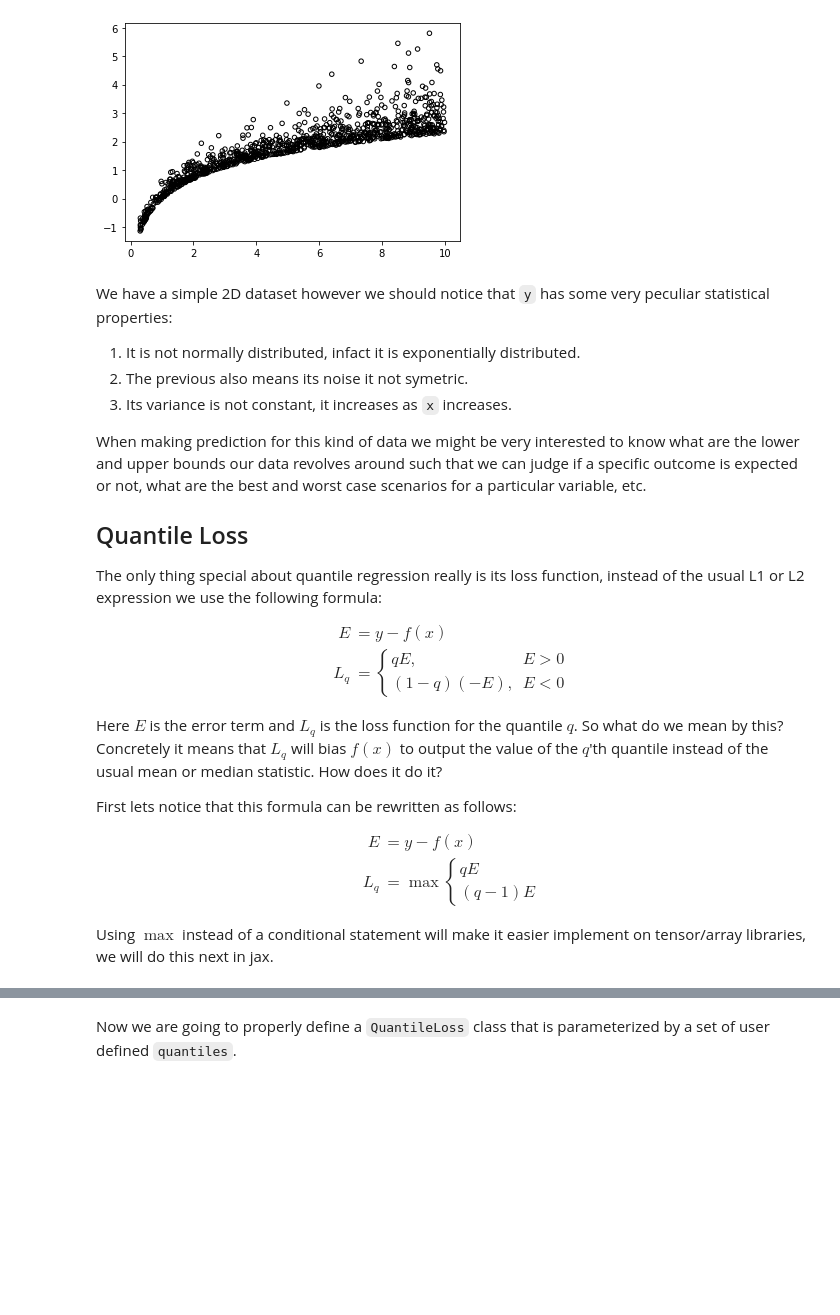
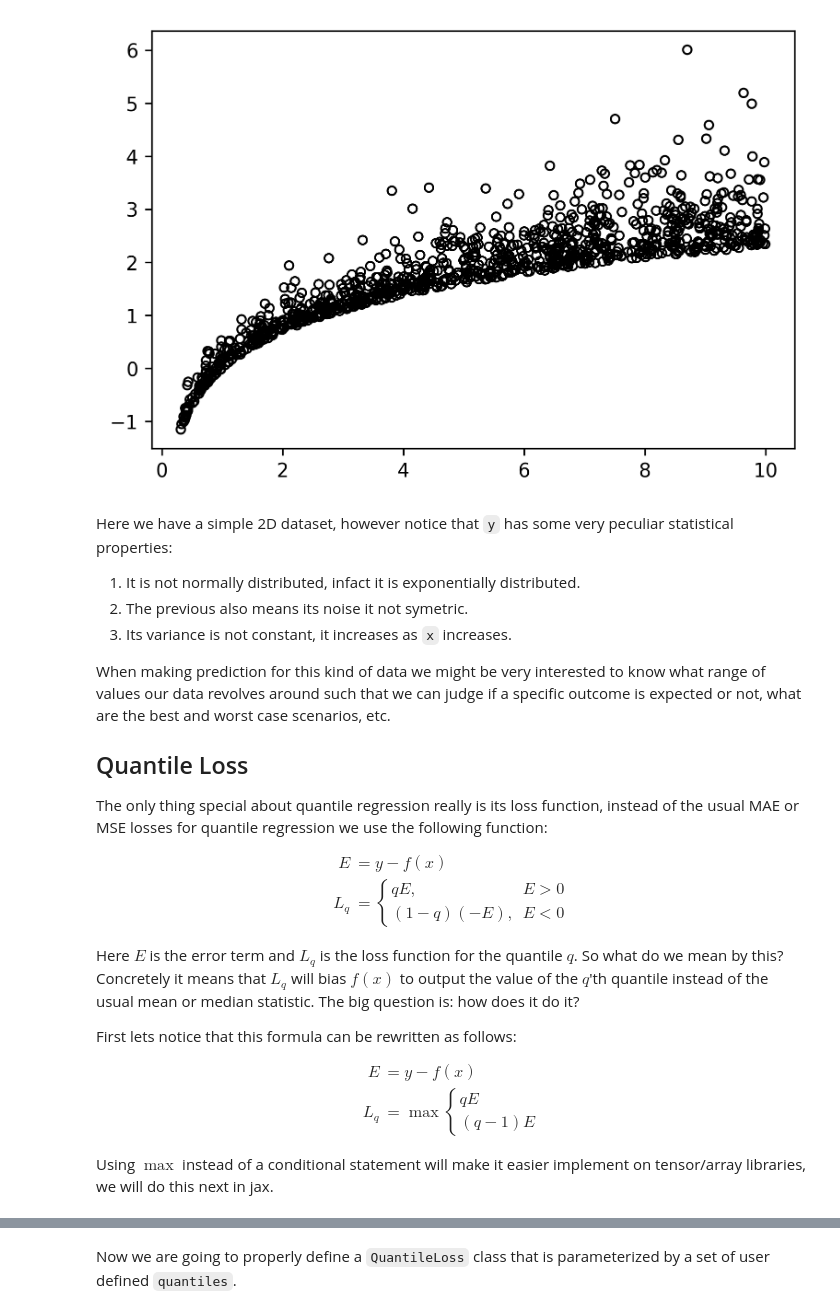
Before and after one commit to cgarciae/quantile-regression, a Jupyter notebook: main.notebook.ipynb, the cells around one changed output, grey strips where cells are left out. Cells and saved outputs as stored; diff of their text form; code cells hidden in the pictures; blank space fills up the shorter version.

```diff
--- a/main.notebook.ipynb
+++ b/main.notebook.ipynb
@@ -12,42 +16,40 @@ To begin our journey into quantile regression we will first get hold on some dat
 # %%
 import numpy as np
 import matplotlib.pyplot as plt
+
+plt.rcParams["figure.dpi"] = 300
 
 
 def create_data(multimodal: bool):
     x = np.random.uniform(0.3, 10, 1000)
     y = np.log(x) + np.random.exponential(0.1 + x / 20.0)
 
     if multimodal:
         x = np.concatenate([x, np.random.uniform(5, 10, 500)])
         y = np.concatenate([y, np.random.normal(6.0, 0.3, 500)])
 
     return x[..., None], y[..., None]
 
 
 multimodal: bool = False
 
 x, y = create_data(multimodal)
 
 plt.scatter(x[..., 0], y[..., 0], s=20, facecolors="none", edgecolors="k")
 plt.show()
 # %% [output]
-[figure, old version]
+[figure, new version]
 # %% [markdown]
-We have a simple 2D dataset however we should notice that `y` has some very peculiar statistical properties:
+Here we have a simple 2D dataset, however notice that `y` has some very peculiar statistical properties:
 
 1. It is not normally distributed, infact it is exponentially distributed.
 2. The previous also means its noise it not symetric.
 3. Its variance is not constant, it increases as `x` increases.
 
-When making prediction for this kind of data we might be very interested to know what are
-the lower and upper bounds our data revolves around such that we can judge if a specific
-outcome is expected or not, what are the best and worst case scenarios for a particular variable,
-etc.
+When making prediction for this kind of data we might be very interested to know what range of values our data revolves around such that we can judge  if a specific outcome is expected or not, what are the best and worst case scenarios, etc.
 
 ## Quantile Loss
-The only thing special about quantile regression really is its loss function, instead of the
-usual L1 or L2 expression we use the following formula:
+The only thing special about quantile regression really is its loss function, instead of the usual MAE or MSE losses for quantile regression we use the following function:
 
 $$
 \begin{aligned}
@@ -59,9 +61,7 @@ $$
 \end{aligned}
 $$
 
-Here $E$ is the error term and $L_q$ is the loss function for the quantile $q$. So what
-do we mean by this? Concretely it means that $L_q$ will bias $f(x)$ to output the value
-of the $q$'th quantile instead of the usual mean or median statistic. How does it do it?
+Here $E$ is the error term and $L_q$ is the loss function for the quantile $q$. So what do we mean by this? Concretely it means that $L_q$ will bias $f(x)$ to output the value of the $q$'th quantile instead of the usual mean or median statistic. The big question is: how does it do it?
 
 First lets notice that this formula can be rewritten as follows:
 
@@ -75,8 +75,7 @@ $$
 \end{aligned}
 $$
 
-Using $\max$ instead of a conditional statement will make it easier implement on tensor/array
-libraries, we will do this next in jax.
+Using $\max$ instead of a conditional statement will make it easier implement on tensor/array libraries, we will do this next in jax.
 # %%
 import jax
 import jax.numpy as jnp
```
Also changed, not shown: parts of 12 cells of this notebook, 10 other files.
